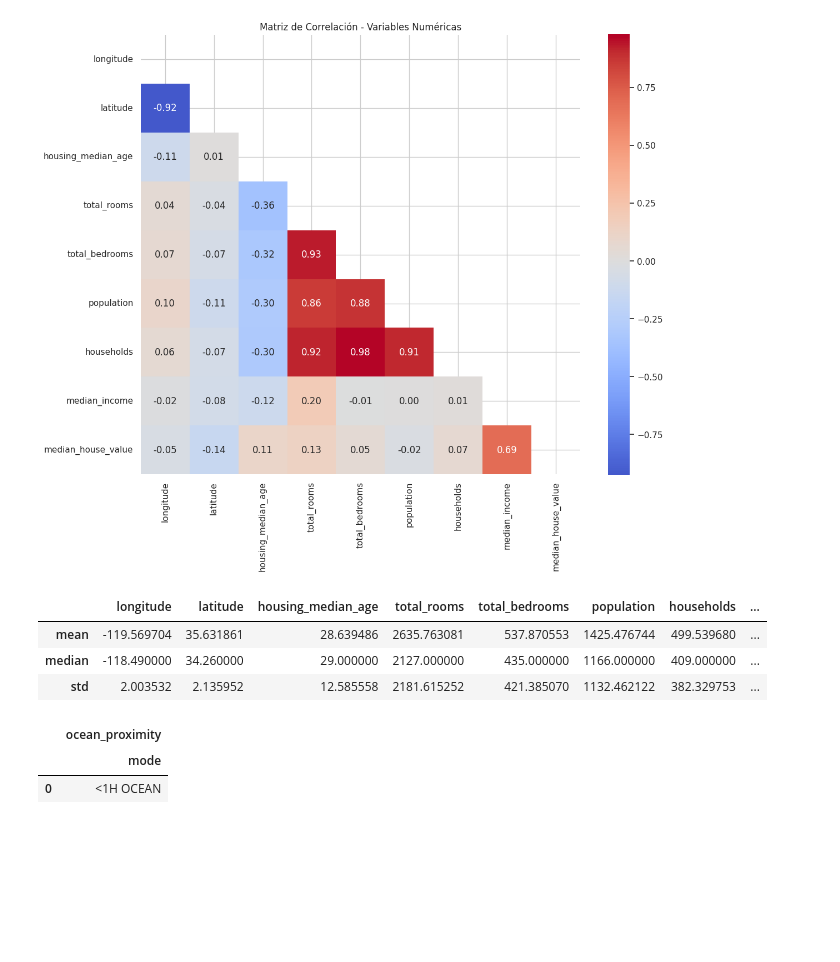
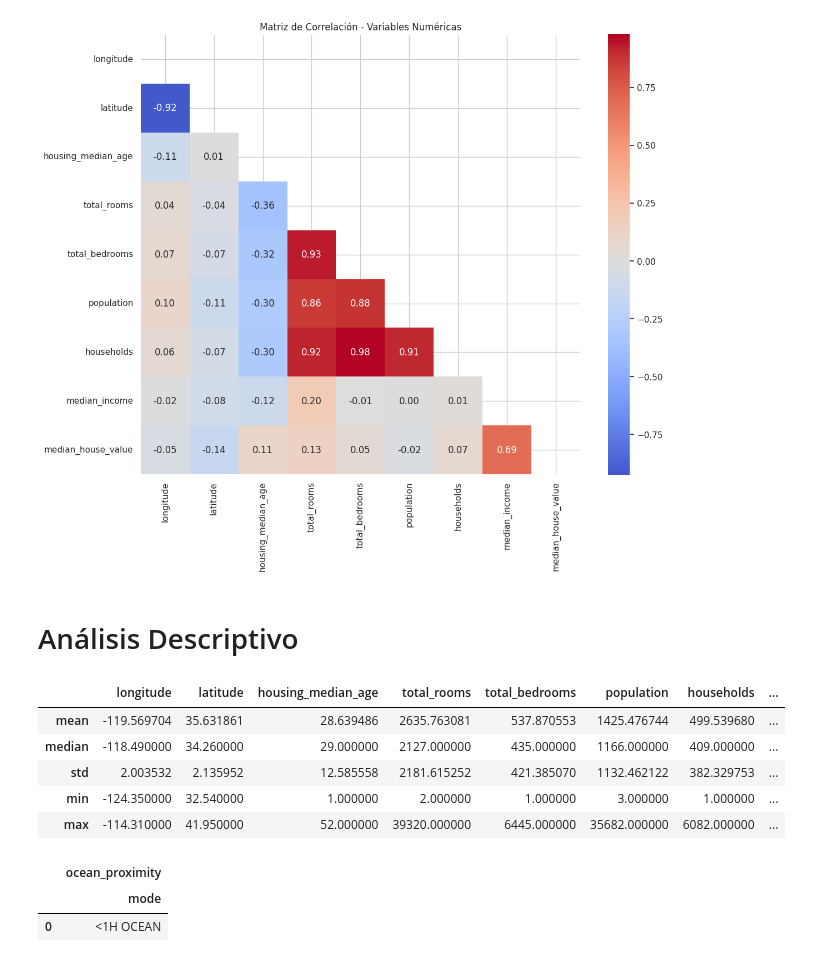
Before and after one commit to Danelnov/ml-project_analitica_datos, a Jupyter notebook: notebooks/eda_regresion.ipynb, the cells around one changed output. Saved outputs shown, nothing was run; the diff lists cells and outputs as text; code cells hidden in the pictures; blank space fills up the shorter version.

```diff
--- a/notebooks/eda_regresion.ipynb
+++ b/notebooks/eda_regresion.ipynb
@@ -81,13 +141,17 @@ plt.savefig(images_dir / "reg_var_num_correlation.png", dpi=300, bbox_inches='ti
 plt.show()
 # %% [output]
 [figure]
+# %% [markdown]
+# Análisis Descriptivo
 # %%
-data[var_num].agg(['mean', 'median', 'std'])
+data[var_num].agg(['mean', 'median', 'std','min', 'max'])
 # %% [output]
 |  | longitude | latitude | housing_median_age | total_rooms | total_bedrooms | population | households | ... |
 | mean | -119.569704 | 35.631861 | 28.639486 | 2635.763081 | 537.870553 | 1425.476744 | 499.539680 | ... |
 | median | -118.490000 | 34.260000 | 29.000000 | 2127.000000 | 435.000000 | 1166.000000 | 409.000000 | ... |
 | std | 2.003532 | 2.135952 | 12.585558 | 2181.615252 | 421.385070 | 1132.462122 | 382.329753 | ... |
+| min | -124.350000 | 32.540000 | 1.000000 | 2.000000 | 1.000000 | 3.000000 | 1.000000 | ... |
+| max | -114.310000 | 41.950000 | 52.000000 | 39320.000000 | 6445.000000 | 35682.000000 | 6082.000000 | ... |
 # %%
 data[var_cat].agg(['mode'])
 # %% [output]
```
Also changed, not shown: parts of 2 cells of this notebook, 2 other files.
